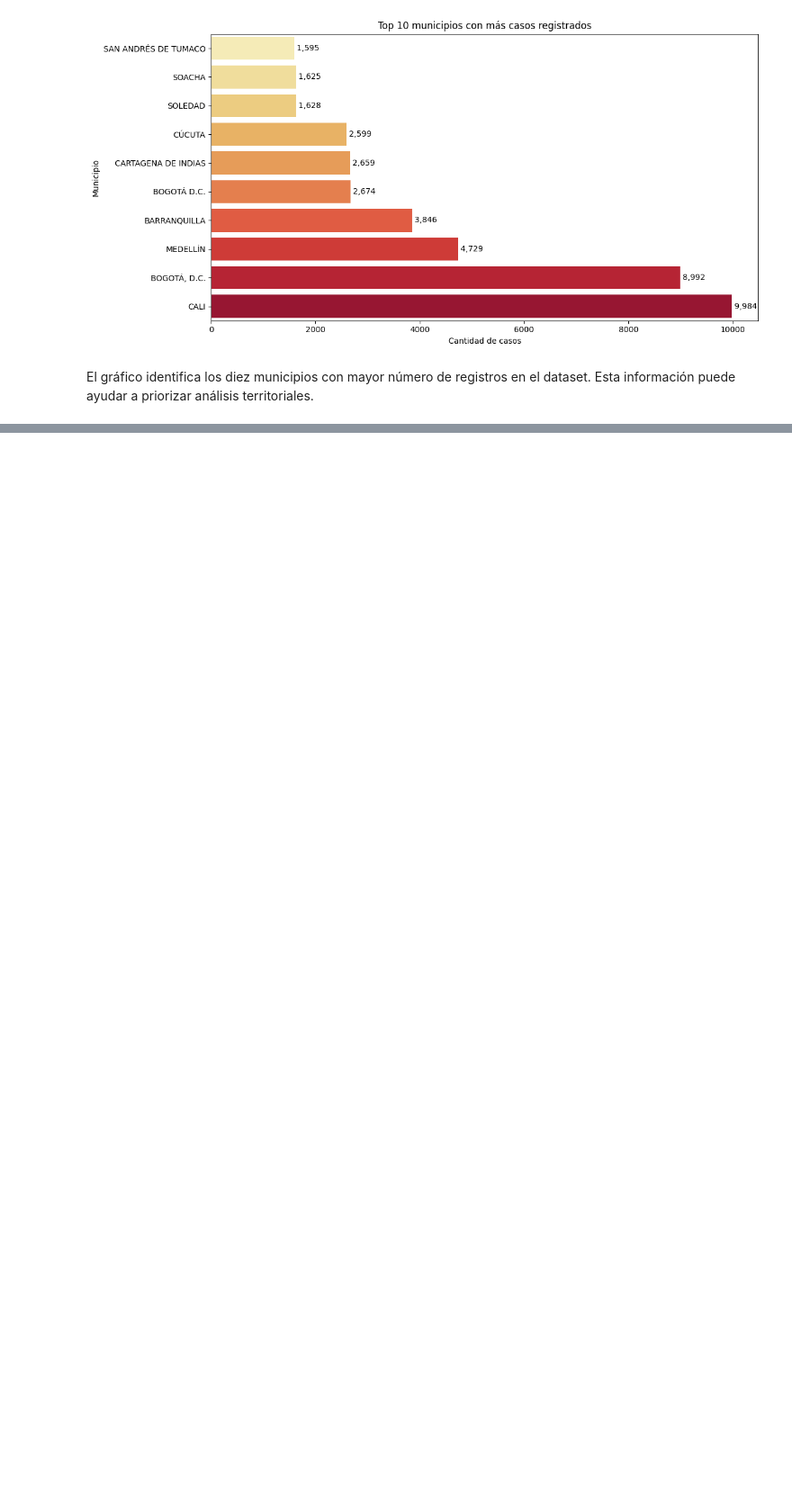
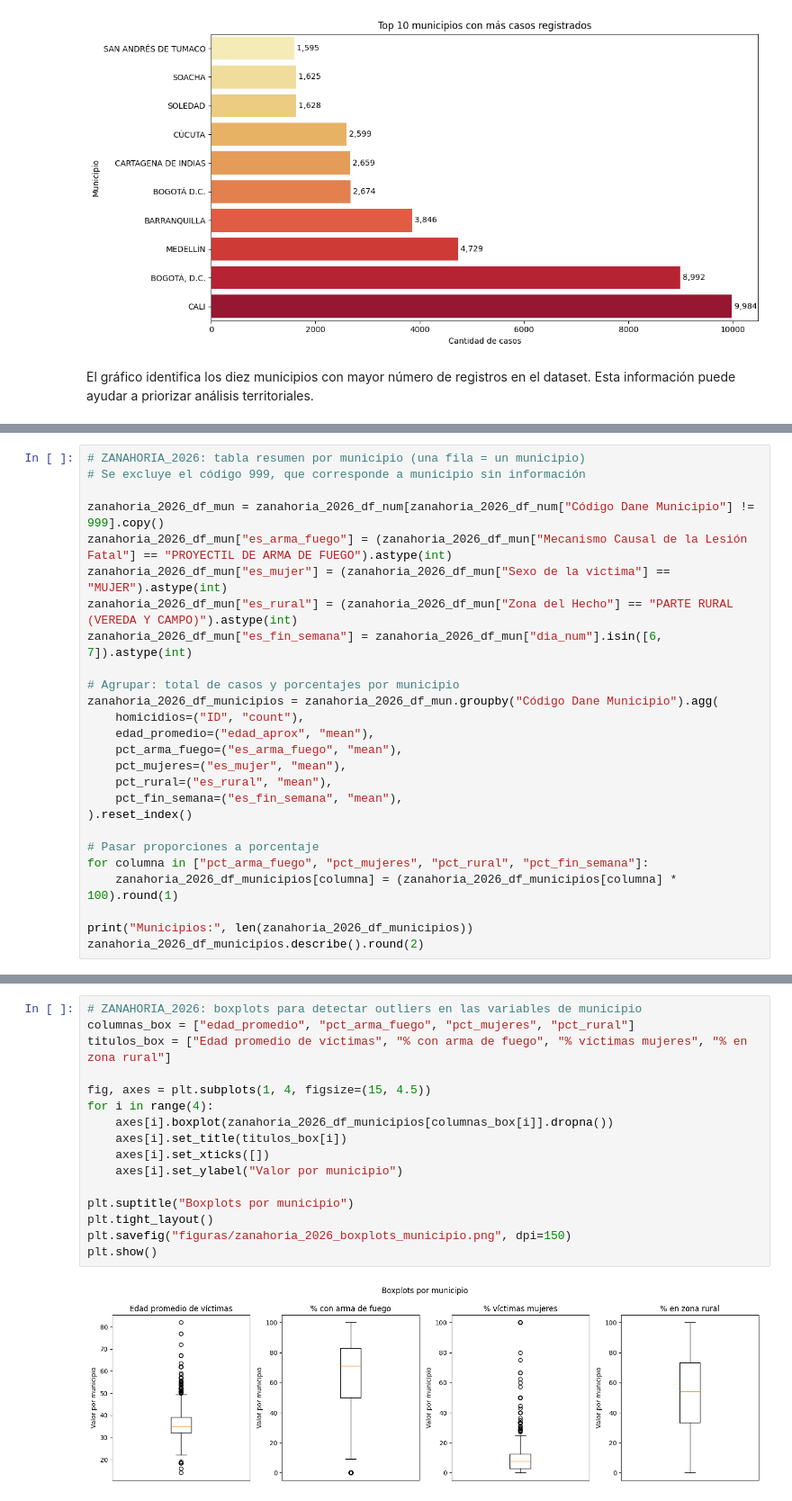
Before and after one commit to XEBAX10/PROYEC-1-CIencia_Datos, a Jupyter notebook: entrega/fase_a_eda.ipynb, the cells around one changed output, grey strips where cells are left out. Shown at 90% size. Drawn from its saved outputs; the diff is of its cells as text; blank space fills up the shorter version.

```diff
--- a/entrega/fase_a_eda.ipynb
+++ b/entrega/fase_a_eda.ipynb
@@ -297,0 +365,26 @@ El gráfico identifica los diez municipios con mayor número de registros en el
+# %%
+# ZANAHORIA_2026: tabla resumen por municipio (una fila = un municipio)
+# Se excluye el código 999, que corresponde a municipio sin información
+
+zanahoria_2026_df_mun = zanahoria_2026_df_num[zanahoria_2026_df_num["Código Dane Municipio"] != 999].copy()
+zanahoria_2026_df_mun["es_arma_fuego"] = (zanahoria_2026_df_mun["Mecanismo Causal de la Lesión Fatal"] == "PROYECTIL DE ARMA DE FUEGO").astype(int)
+zanahoria_2026_df_mun["es_mujer"] = (zanahoria_2026_df_mun["Sexo de la victima"] == "MUJER").astype(int)
+zanahoria_2026_df_mun["es_rural"] = (zanahoria_2026_df_mun["Zona del Hecho"] == "PARTE RURAL (VEREDA Y CAMPO)").astype(int)
+zanahoria_2026_df_mun["es_fin_semana"] = zanahoria_2026_df_mun["dia_num"].isin([6, 7]).astype(int)
+
+# Agrupar: total de casos y porcentajes por municipio
+zanahoria_2026_df_municipios = zanahoria_2026_df_mun.groupby("Código Dane Municipio").agg(
+    homicidios=("ID", "count"),
+    edad_promedio=("edad_aprox", "mean"),
+    pct_arma_fuego=("es_arma_fuego", "mean"),
+    pct_mujeres=("es_mujer", "mean"),
+    pct_rural=("es_rural", "mean"),
+    pct_fin_semana=("es_fin_semana", "mean"),
+).reset_index()
+
+# Pasar proporciones a porcentaje
+for columna in ["pct_arma_fuego", "pct_mujeres", "pct_rural", "pct_fin_semana"]:
+    zanahoria_2026_df_municipios[columna] = (zanahoria_2026_df_municipios[columna] * 100).round(1)
+
+print("Municipios:", len(zanahoria_2026_df_municipios))
+zanahoria_2026_df_municipios.describe().round(2)
@@ -297,0 +440,18 @@ El gráfico identifica los diez municipios con mayor número de registros en el
+# %%
+# ZANAHORIA_2026: boxplots para detectar outliers en las variables de municipio
+columnas_box = ["edad_promedio", "pct_arma_fuego", "pct_mujeres", "pct_rural"]
+titulos_box = ["Edad promedio de víctimas", "% con arma de fuego", "% víctimas mujeres", "% en zona rural"]
+
+fig, axes = plt.subplots(1, 4, figsize=(15, 4.5))
+for i in range(4):
+    axes[i].boxplot(zanahoria_2026_df_municipios[columnas_box[i]].dropna())
+    axes[i].set_title(titulos_box[i])
+    axes[i].set_xticks([])
+    axes[i].set_ylabel("Valor por municipio")
+
+plt.suptitle("Boxplots por municipio")
+plt.tight_layout()
+plt.savefig("figuras/zanahoria_2026_boxplots_municipio.png", dpi=150)
+plt.show()
+# %% [output]
+[figure, added]
```
Also changed, not shown: parts of 29 cells of this notebook, 7 other files.
